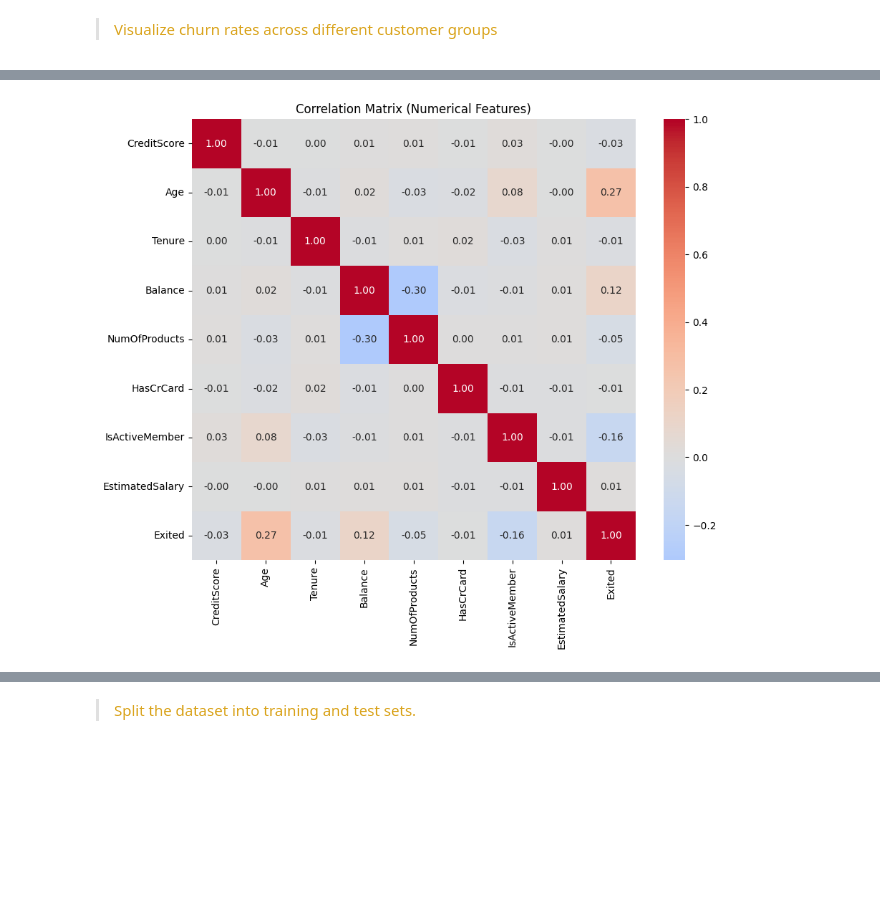
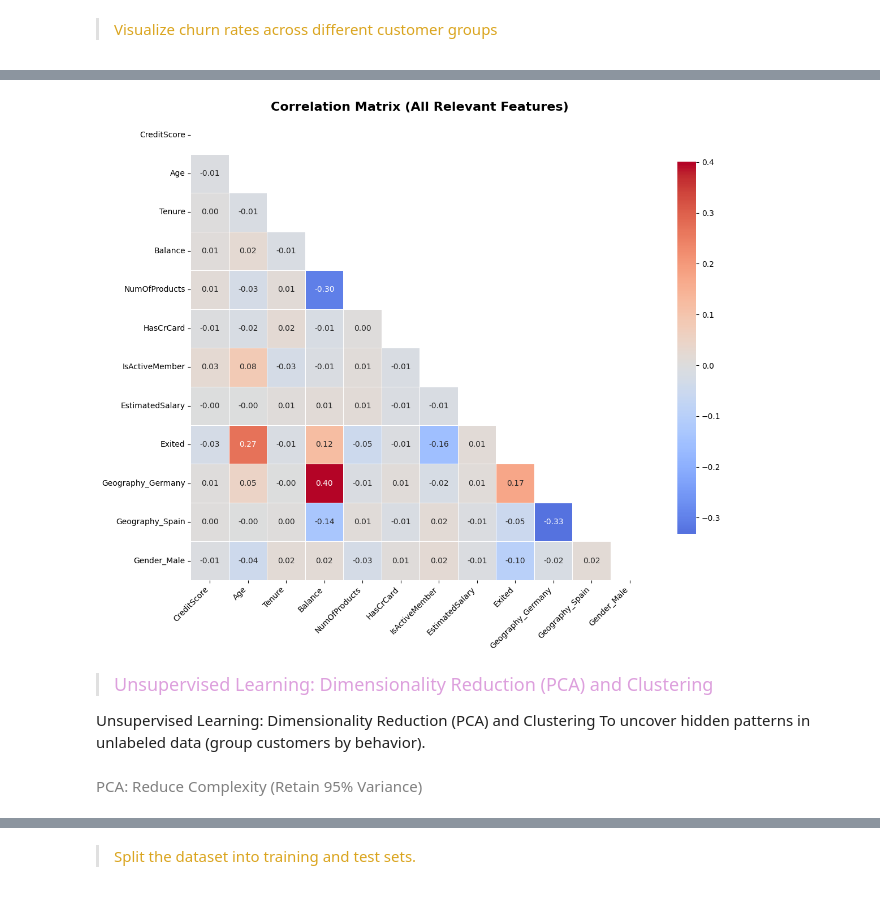
Before and after one commit to Kanakbaghel/Bank_Customer_Churn_Analysis, a Jupyter notebook: Copy of Netflix_EDA.ipynb, the cells around one changed output, grey strips where cells are left out. Drawn from its saved outputs; the diff is of its cells as text; code cells hidden in the pictures; blank space fills up the shorter version.

```diff
--- a/Copy of Netflix_EDA.ipynb
+++ b/Copy of Netflix_EDA.ipynb
@@ -441,8 +534,32 @@ plt
 # %%
 # Correlation Heatmap
-plt.figure(figsize=(10, 8))
-sns.heatmap(df.corr(numeric_only=True), annot=True, cmap='coolwarm',center=0, fmt=".2f")
-plt.title('Correlation Matrix (Numerical Features)')
+plt.figure(figsize=(12, 10))
+# Include all numerical and one-hot encoded features, plus cluster labels
+correlation_matrix = df_encoded.corr(numeric_only=True)
+mask = np.triu(correlation_matrix)
+
+sns.heatmap(
+    correlation_matrix,
+    mask=mask,
+    annot=True,
+    cmap='coolwarm',
+    center=0,
+    fmt=".2f",
+    linewidths=.5,
+    cbar_kws={"shrink": .8}
+)
+
+plt.title('Correlation Matrix (All Relevant Features)', fontsize=16, fontweight='bold')
+plt.xticks(rotation=45, ha='right')
+plt.yticks(rotation=0)
+plt.tight_layout()
 plt.show()
 # %% [output]
-[figure, old version]
+[figure, new version]
+# %% [markdown]
+><font color=plum size=4 >Unsupervised Learning: Dimensionality Reduction (PCA) and Clustering
+
+Unsupervised Learning: Dimensionality Reduction (PCA) and Clustering
+To uncover hidden patterns in unlabeled data (group customers by behavior).
+# %% [markdown]
+<font color=grey> PCA: Reduce Complexity (Retain 95% Variance)
```
Also changed, not shown: parts of 36 cells of this notebook.
